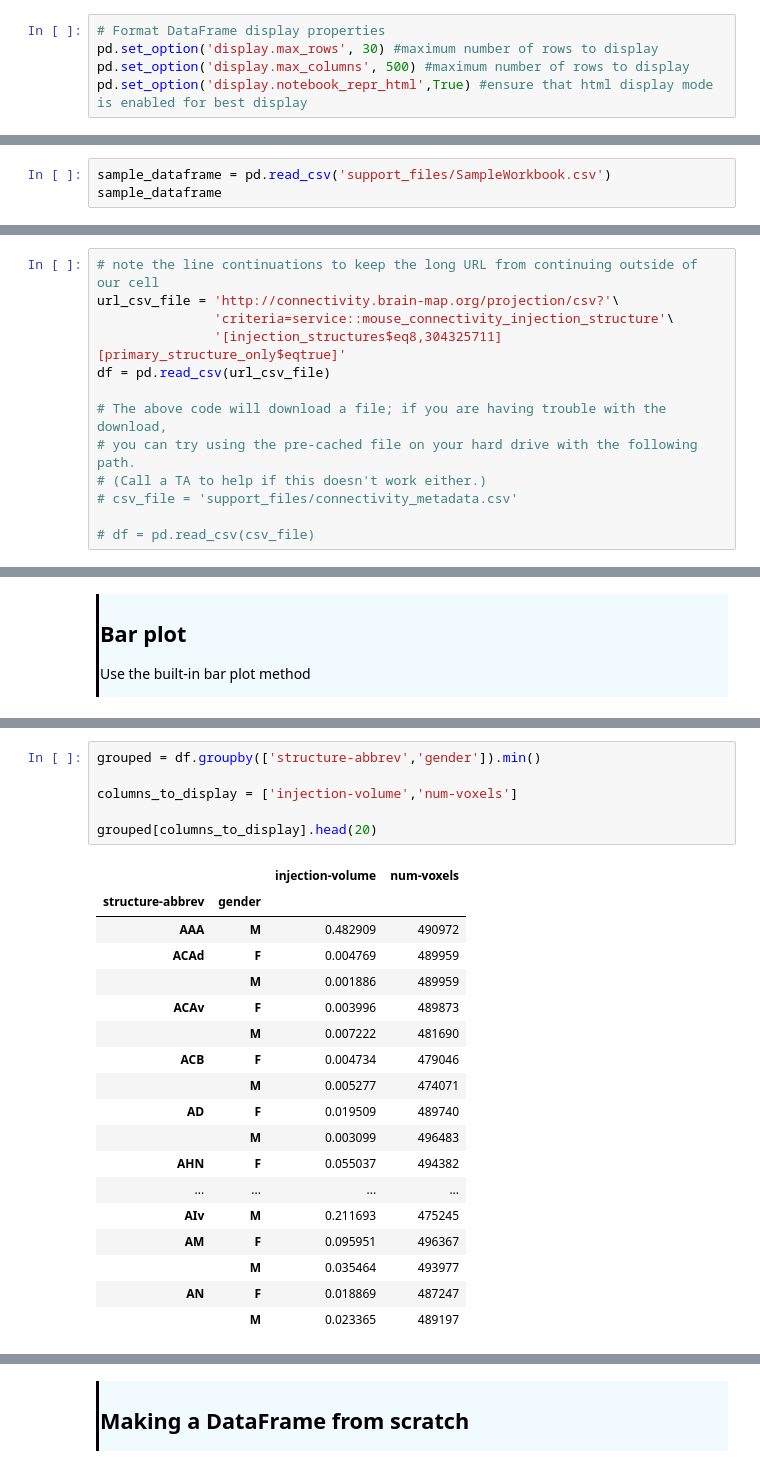
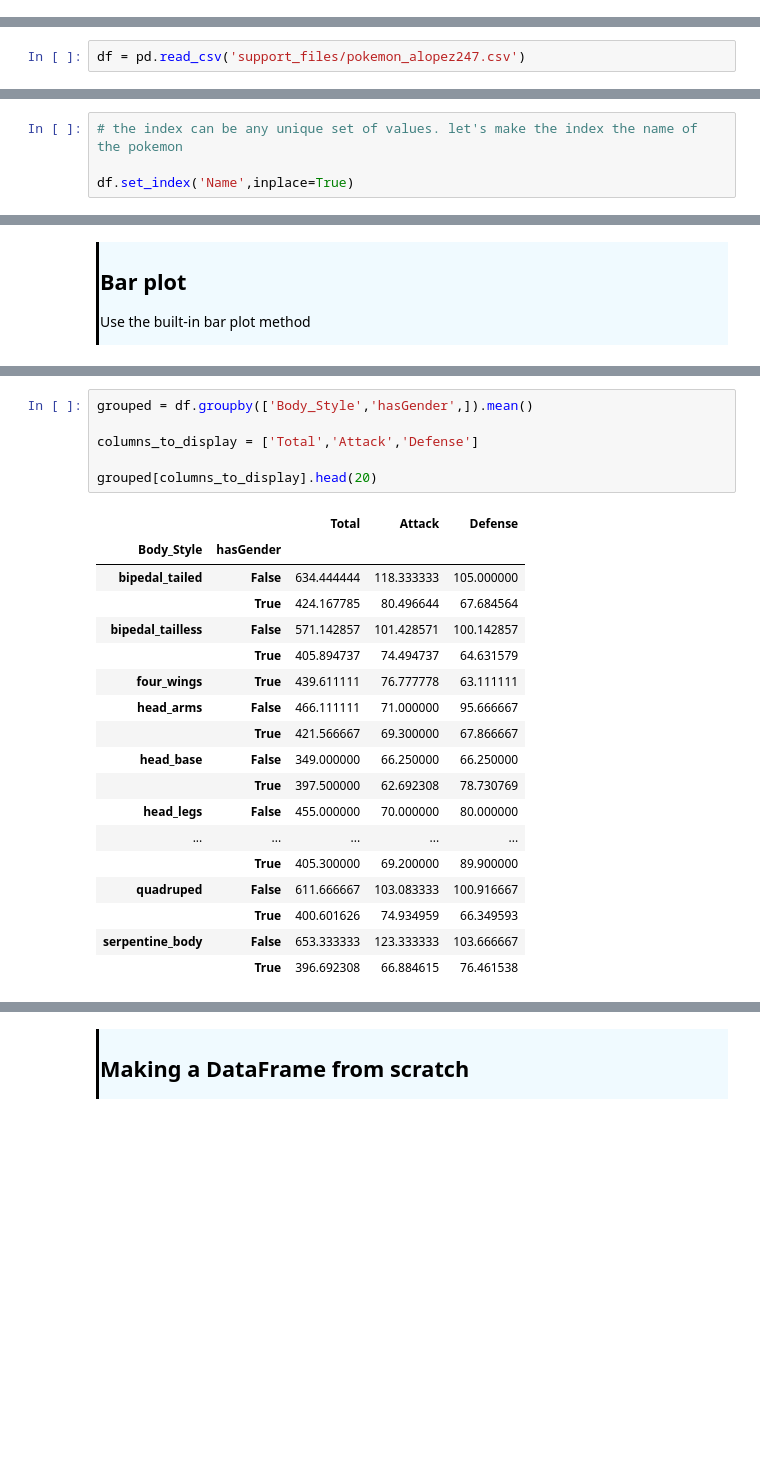
Before and after one commit to AllenInstitute/SWDB_2018, a Jupyter notebook: PythonBootcamp/solutions/06_Introduction_To_Pandas_solutions.ipynb, the cells around one changed output, grey strips where cells are left out. Drawn from its saved outputs; the diff is of its cells as text; blank space fills up the shorter version.

```diff
--- a/PythonBootcamp/solutions/06_Introduction_To_Pandas_solutions.ipynb
+++ b/PythonBootcamp/solutions/06_Introduction_To_Pandas_solutions.ipynb
@@ -51,8 +57,3 @@ from __future__ import print_function
-# %%
-# Format DataFrame display properties
-pd.set_option('display.max_rows', 30) #maximum number of rows to display
-pd.set_option('display.max_columns', 500) #maximum number of rows to display
-pd.set_option('display.notebook_repr_html',True) #ensure that html display mode is enabled for best display
 # %% [markdown]
 <div style="border-left: 3px solid #000; padding: 1px; padding-left: 10px; background: #F0FAFF; ">
 <h2>Loading data</h2>
@@ -89,5 +91,4 @@ read_table
 <p>Pandas can quickly load and display it. Note that it automatically parses the column names
 </div>
 # %%
-sample_dataframe = pd.read_csv('support_files/SampleWorkbook.csv')
-sample_dataframe
+df = pd.read_csv('support_files/pokemon_alopez247.csv')
@@ -112,16 +95,3 @@ print(sample_dataframe['Column 2'][0])
-# %%
-# note the line continuations to keep the long URL from continuing outside of our cell
-url_csv_file = 'http://connectivity.brain-map.org/projection/csv?'\
-               'criteria=service::mouse_connectivity_injection_structure'\
-               '[injection_structures$eq8,304325711][primary_structure_only$eqtrue]'
-df = pd.read_csv(url_csv_file)
-
-# The above code will download a file; if you are having trouble with the download,
-# you can try using the pre-cached file on your hard drive with the following path.
-# (Call a TA to help if this doesn't work either.)
-# csv_file = 'support_files/connectivity_metadata.csv'
-
-# df = pd.read_csv(csv_file)
 # %% [markdown]
 <div style="border-left: 3px solid #000; padding: 1px; padding-left: 10px; background: #F0FAFF; ">
 
@@ -518,0 +478,4 @@ df.iloc[150:190:10,0:10:2]  # [row start:end:step, column start:end:step]
+# %%
+# the index can be any unique set of values. let's make the index the name of the pokemon
+
+df.set_index('Name',inplace=True)
@@ -717,29 +746,29 @@ fig.tight_layout()
 </div>
 # %%
-grouped = df.groupby(['structure-abbrev','gender']).min()
+grouped = df.groupby(['Body_Style','hasGender',]).mean()
 
-columns_to_display = ['injection-volume','num-voxels']
+columns_to_display = ['Total','Attack','Defense']
 
 grouped[columns_to_display].head(20)
 # %% [output]
-|  |  | injection-volume | num-voxels |
-| structure-abbrev | gender |  |  |
-| AAA | M | 0.482909 | 490972 |
-| ACAd | F | 0.004769 | 489959 |
-|  | M | 0.001886 | 489959 |
-| ACAv | F | 0.003996 | 489873 |
-|  | M | 0.007222 | 481690 |
-| ACB | F | 0.004734 | 479046 |
-|  | M | 0.005277 | 474071 |
-| AD | F | 0.019509 | 489740 |
-|  | M | 0.003099 | 496483 |
-| AHN | F | 0.055037 | 494382 |
-| ... | ... | ... | ... |
-| AIv | M | 0.211693 | 475245 |
-| AM | F | 0.095951 | 496367 |
-|  | M | 0.035464 | 493977 |
-| AN | F | 0.018869 | 487247 |
-|  | M | 0.023365 | 489197 |
+|  |  | Total | Attack | Defense |
+| Body_Style | hasGender |  |  |  |
+| bipedal_tailed | False | 634.444444 | 118.333333 | 105.000000 |
+|  | True | 424.167785 | 80.496644 | 67.684564 |
+| bipedal_tailless | False | 571.142857 | 101.428571 | 100.142857 |
+|  | True | 405.894737 | 74.494737 | 64.631579 |
+| four_wings | True | 439.611111 | 76.777778 | 63.111111 |
+| head_arms | False | 466.111111 | 71.000000 | 95.666667 |
+|  | True | 421.566667 | 69.300000 | 67.866667 |
+| head_base | False | 349.000000 | 66.250000 | 66.250000 |
+|  | True | 397.500000 | 62.692308 | 78.730769 |
+| head_legs | False | 455.000000 | 70.000000 | 80.000000 |
+| ... | ... | ... | ... | ... |
+|  | True | 405.300000 | 69.200000 | 89.900000 |
+| quadruped | False | 611.666667 | 103.083333 | 100.916667 |
+|  | True | 400.601626 | 74.934959 | 66.349593 |
+| serpentine_body | False | 653.333333 | 123.333333 | 103.666667 |
+|  | True | 396.692308 | 66.884615 | 76.461538 |
 # %% [markdown]
 <div style="background: #DFF0D8; border-radius: 3px; padding: 10px;">
 
```
Also changed, not shown: parts of 116 cells of this notebook, 5 other files.
